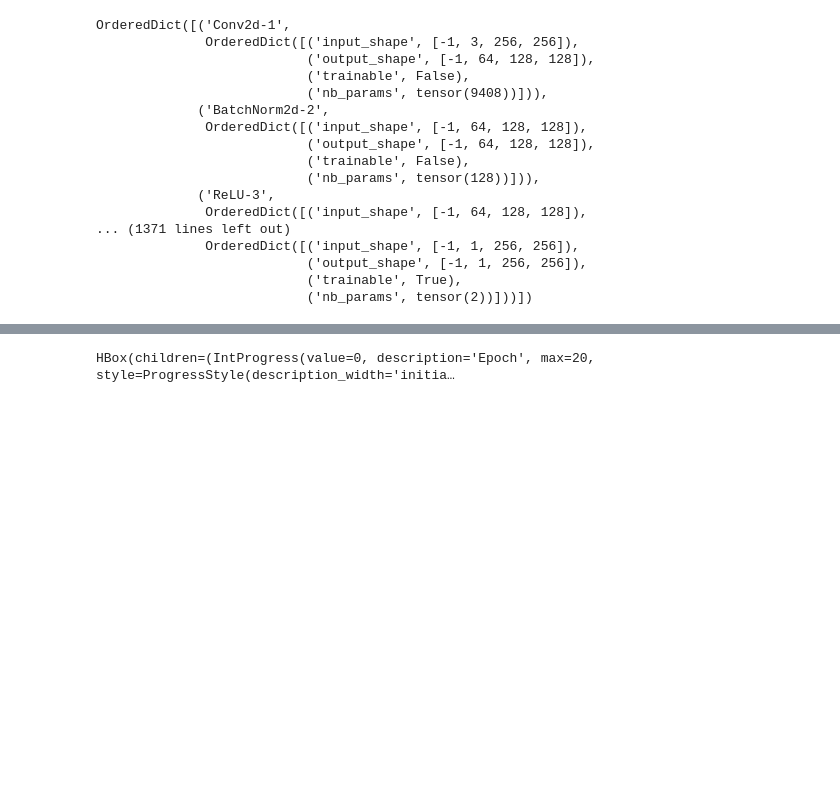
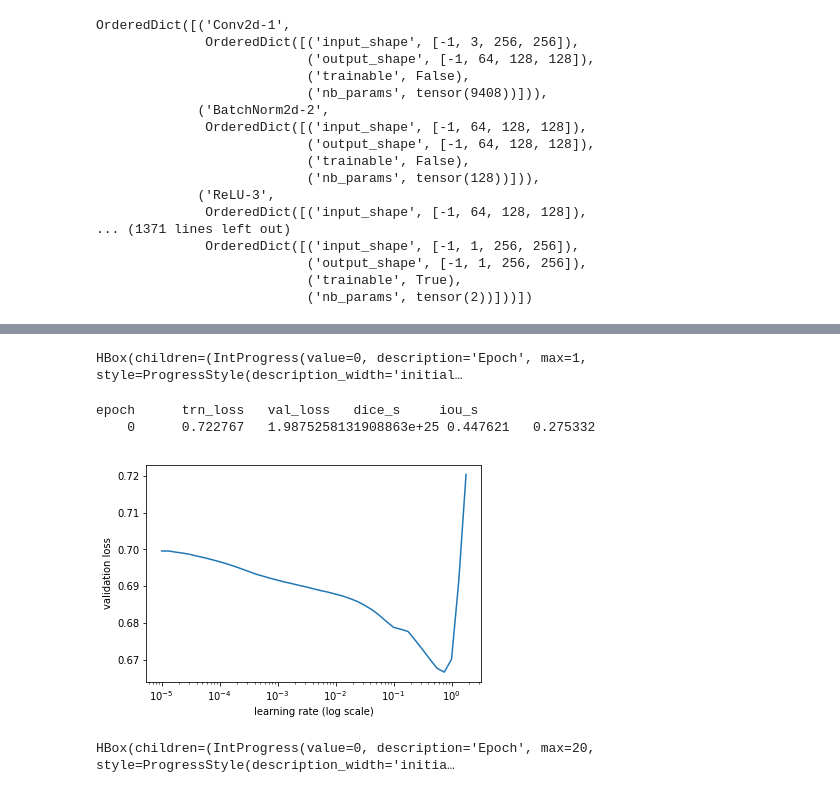
Before and after one commit to dattran2346/chestX-ray-14, a Jupyter notebook: src/Lung Segmentation.ipynb, the cells around one changed output, grey strips where cells are left out. Saved outputs shown, nothing was run; the diff lists cells and outputs as text; code cells hidden in the pictures; blank space fills up the shorter version.

```diff
--- a/src/Lung Segmentation.ipynb
+++ b/src/Lung Segmentation.ipynb
@@ -157,3 +136,18 @@ epoch      trn_loss   val_loss   dice_s     iou_s
+# %%
+learn.lr_find()
+# %% [output]
+HBox(children=(IntProgress(value=0, description='Epoch', max=1, style=ProgressStyle(description_width='initial…
+epoch      trn_loss   val_loss   dice_s     iou_s
+    0      0.722767   1.9875258131908863e+25 0.447621   0.275332
+# %%
+# plt.ylabel("validation loss")
+# plt.xlabel("learning rate (log scale)")
+# plt.plot(learn.sched.lrs, learn.sched.)
+# plt.figure(figsize=(10, 6))
+learn.sched.plot(0, 4)
+plt.savefig('lr_segment.png')
+# %% [output]
+[figure, added]
 # %%
 lr=1e-2
 wd=1e-7
```
Also changed, not shown: parts of 18 cells of this notebook, 14 other files.
